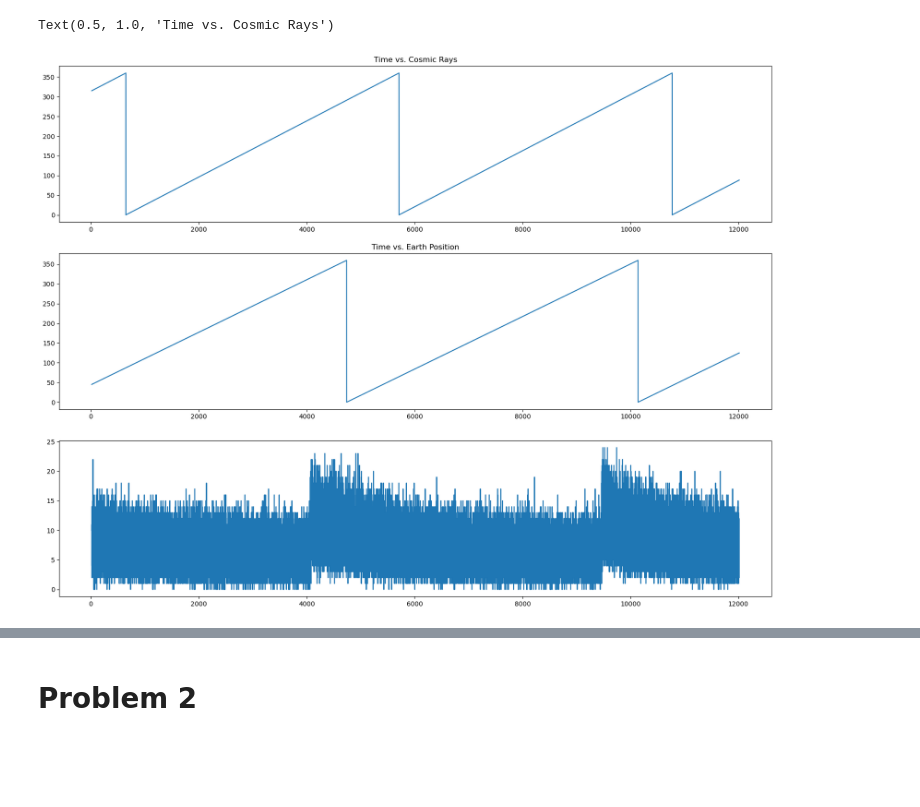
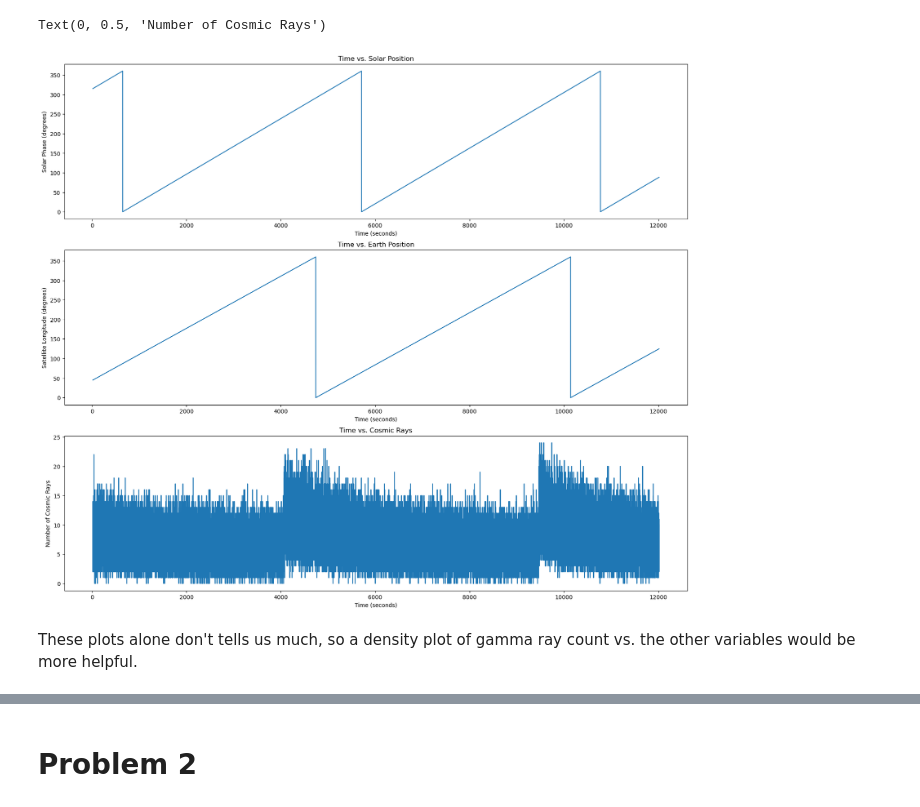
Before and after one commit to jarods00/PHYS434, a Jupyter notebook: Lab 4.ipynb, the cells around one changed output, grey strips where cells are left out. Cells and saved outputs as stored; diff of their text form; code cells hidden in the pictures; blank space fills up the shorter version.

```diff
--- a/Lab 4.ipynb
+++ b/Lab 4.ipynb
@@ -23,15 +25,23 @@ def graph(array1, array2, start, num_points, step, plot_num):
 # %%
-fig, ax = plt.subplots(3, 1, figsize = (20, 15))
+fig, ax = plt.subplots(3, 1, figsize = (20, 17))
 
 graph(time, solar, 0, 12000, 10, 0)
 ax[0].set_title("Time vs. Solar Position")
+ax[0].set_xlabel("Time (seconds)")
+ax[0].set_ylabel("Solar Phase (degrees)")
 
 graph(time, earth, 0, 12000, 10, 1)
 ax[1].set_title("Time vs. Earth Position")
+ax[1].set_xlabel("Time (seconds)")
+ax[1].set_ylabel("Satellite Longitude (degrees)")
 
 graph(time, rays, 0, 12000, 1, 2)
-ax[0].set_title("Time vs. Cosmic Rays")
+ax[2].set_title("Time vs. Cosmic Rays")
+ax[2].set_xlabel("Time (seconds)")
+ax[2].set_ylabel("Number of Cosmic Rays")
 # %% [output]
-Text(0.5, 1.0, 'Time vs. Cosmic Rays')
+Text(0, 0.5, 'Number of Cosmic Rays')
-[figure, old version]
+[figure, new version]
+# %% [markdown]
+These plots alone don't tells us much, so a density plot of gamma ray count vs. the other variables would be more helpful.
 # %%
```
Also changed, not shown: parts of 24 cells of this notebook.
